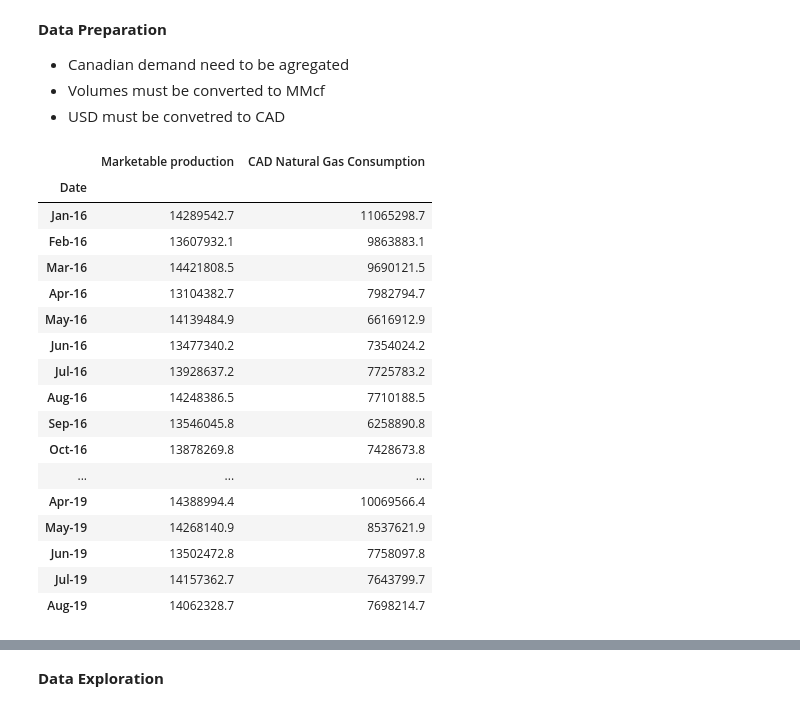
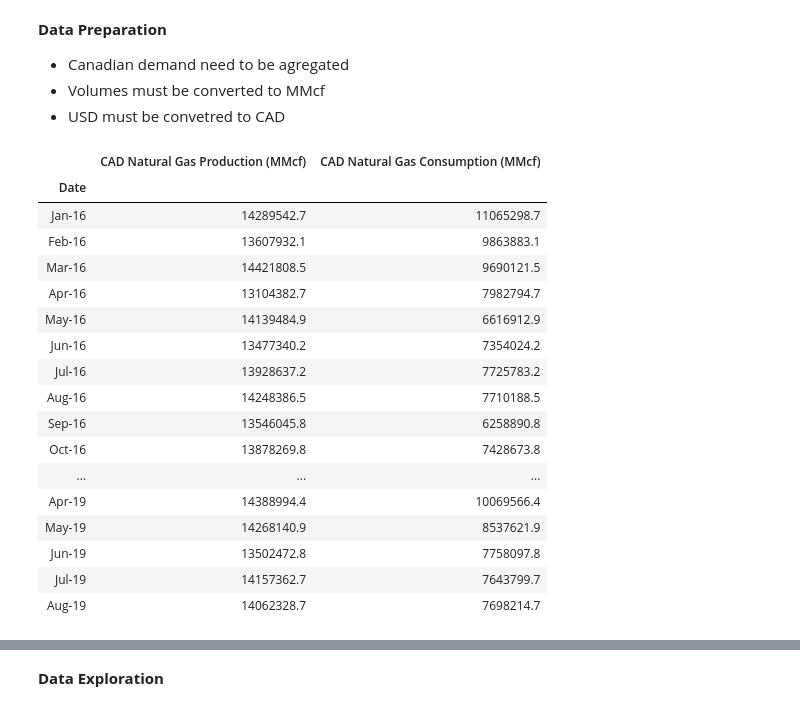
Before and after one commit to jamesbews/ENSF-519, a Jupyter notebook: ENSF 519 Natural Gas Pricing Forecast.ipynb, the cells around one changed output, grey strips where cells are left out. Drawn from its saved outputs; the diff is of its cells as text; code cells hidden in the pictures.

```diff
--- a/ENSF 519 Natural Gas Pricing Forecast.ipynb
+++ b/ENSF 519 Natural Gas Pricing Forecast.ipynb
@@ -78,11 +79,12 @@ storage_stats_df
 - USD must be convetred to CAD
 # %%
 # Aggregate CAD Consumption
-cad_data['CAD Natural Gas Consumption'] = cad_data['Residential consumption']+cad_data['Commercial consumption']+cad_data['Industrial consumption']
+cad_data['CAD Natural Gas Consumption (MMcf)'] = cad_data['Residential consumption']+cad_data['Commercial consumption']+cad_data['Industrial consumption']
+cad_data = cad_data.rename(columns={'Marketable production': 'CAD Natural Gas Production (MMcf)'})
 cad_data = cad_data.drop(['Gross withdrawals','Imports','Residential consumption', 'Industrial consumption', 'Commercial consumption', 'Exports', 'Opening inventory', 'Closing inventory', 'Inventory change'], axis=1)
 cad_data
 # %% [output]
-|  | Marketable production | CAD Natural Gas Consumption |
+|  | CAD Natural Gas Production (MMcf) | CAD Natural Gas Consumption (MMcf) |
 | Date |  |  |
 | Jan-16 | 14289542.7 | 11065298.7 |
 | Feb-16 | 13607932.1 | 9863883.1 |
```
Also changed, not shown: parts of 18 cells of this notebook.
